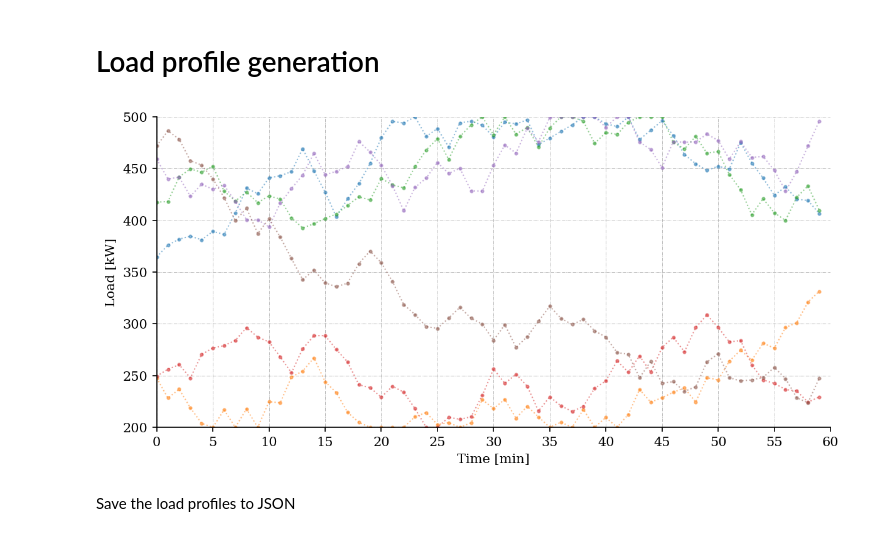
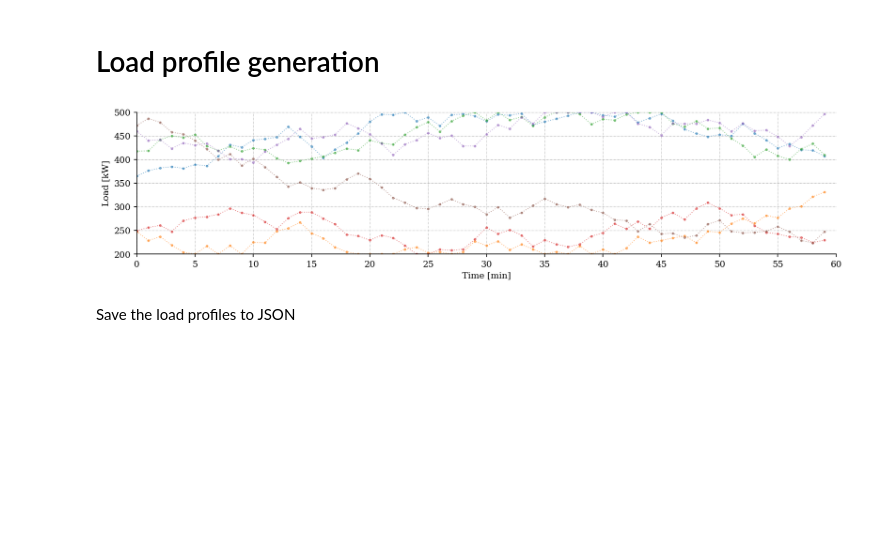
Before and after one commit to Hvid1999/46755, a Jupyter notebook: Assignment 2/task_2.ipynb, the cells around one changed output. Saved outputs shown, nothing was run; the diff lists cells and outputs as text; code cells hidden in the pictures; blank space fills up the shorter version.

Commit message:
Finished task 2 and created/updated plots

```diff
--- a/Assignment 2/task_2.ipynb
+++ b/Assignment 2/task_2.ipynb
@@ -31,7 +32,7 @@ np.random.seed(0) # set seed for reproducibility
 
 load_profiles = []
 
-plt.figure(figsize=(8, 4), dpi=150)
+fig = plt.figure(figsize=(12, 3), dpi=150)
 
 for i in range(PROFILES):
     load_profile = []
@@ -39,34 +40,38 @@ for i in range(PROFILES):
         if j == 0:
             load = np.random.uniform(MIN_LOAD, MAX_LOAD) #first value is sampled from uniform distribution between MIN_LOAD and MAX_LOAD
         else:
             # next value is sampled from uniform distribution between -MAX_CONSECUTIVE_DIFF and MAX_CONSECUTIVE_DIFF
             # to ensure that the absolute difference between two consecutive values is at most MAX_CONSECUTIVE_DIFF
             load = load_profile[j-1] + np.random.uniform(-MAX_CONSECUTIVE_DIFF, MAX_CONSECUTIVE_DIFF + 1)
 
             #Ensure that the value is within the bounds after adding the consecutive difference
             if load < MIN_LOAD:
                 load = MIN_LOAD
             if load > MAX_LOAD:
                 load = MAX_LOAD
 
         load_profile.append(load) #append the load value for minute j
 
     load_profiles.append(load_profile) # append the load profile to the list of load profiles
 
     # Visualize a few load profiles
     if i < 6:
         plt.plot(load_profile, alpha=0.5, linewidth=1, linestyle=':', marker='o', markersize=2)
 
 plt.margins(x=0)
 plt.xlabel('Time [min]')
 plt.ylabel('Load [kW]')
 plt.tight_layout()
 plt.ylim([MIN_LOAD, MAX_LOAD])
 plt.xticks(np.arange(0, 65, 5))
 
+fig.tight_layout()
+
+plt.savefig('Figures/load_profile_generation_small_sample.png', bbox_inches='tight', dpi=300)
+
 plt.show()
 # %% [output]
-[figure, old version]
+[figure, new version]
 # %% [markdown]
 Save the load profiles to JSON
 # %%
```
Also changed, not shown: parts of 16 cells of this notebook, 7 other files.
